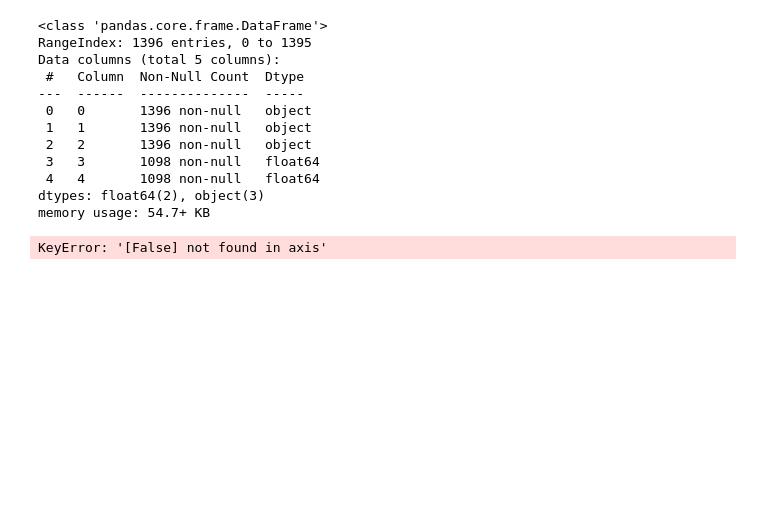
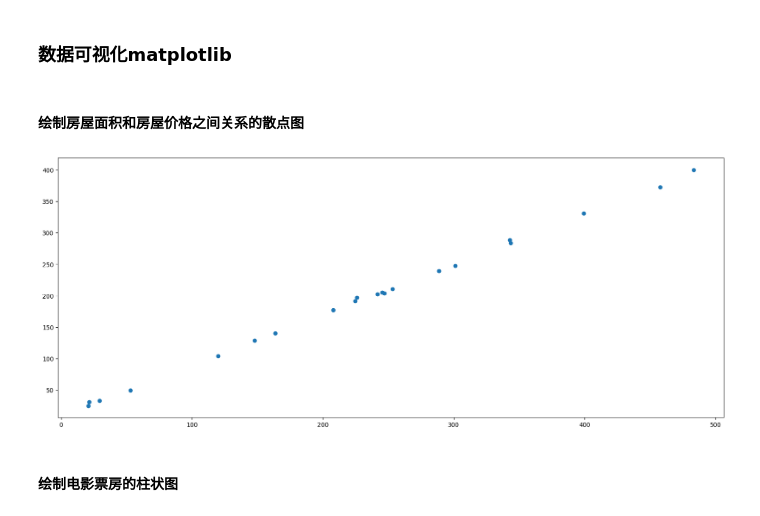
Before and after one commit to Luvisdaisy/Python, a Jupyter notebook: MLWorks/AiInsuranceSystem/rt_day02.ipynb, the cells around one changed output. Cells and saved outputs as stored; diff of their text form; code cells hidden in the pictures; blank space fills up the shorter version.

```diff
--- a/MLWorks/AiInsuranceSystem/rt_day02.ipynb
+++ b/MLWorks/AiInsuranceSystem/rt_day02.ipynb
@@ -209,20 +1,4 @@ data
-# %%
-data.info()
-# %% [output]
-<class 'pandas.core.frame.DataFrame'>
-RangeIndex: 1396 entries, 0 to 1395
-Data columns (total 5 columns):
- #   Column  Non-Null Count  Dtype
----  ------  --------------  -----
- 0   0       1396 non-null   object
- 1   1       1396 non-null   object
- 2   2       1396 non-null   object
- 3   3       1098 non-null   float64
- 4   4       1098 non-null   float64
-dtypes: float64(2), object(3)
-memory usage: 54.7+ KB
-# %%
-data=pd.DataFrame(data)
-new=data.drop((data.columns[3]==None),axis=0)
-# %% [output]
-KeyError: '[False] not found in axis'
+# %% [markdown]
+### 数据可视化matplotlib
+# %% [markdown]
+#### 绘制房屋面积和房屋价格之间关系的散点图
@@ -228,0 +7,21 @@ KeyError: '[False] not found in axis'
+# %%
+# 1.准备画布
+plt.figure(figsize=(20, 8), dpi=100)
+
+# 2.准备数据，绘制图形
+x = [225.98, 247.07, 253.14, 457.85, 241.58, 301.01, 20.67, 288.64,
+163.56, 120.06, 207.83, 342.75, 147.9 , 53.06, 224.72, 29.51,
+21.61, 483.21, 245.25, 399.25, 343.35]
+
+y = [196.63, 203.88, 210.75, 372.74, 202.41, 247.61, 24.9 , 239.34,
+140.32, 104.15, 176.84, 288.23, 128.79, 49.64, 191.74, 33.1 ,
+30.74, 400.02, 205.35, 330.64, 283.45]
+# 绘制散点图
+plt.scatter(x, y)
+
+# 3.显示图形
+plt.show()
+# %% [output]
+[figure, added]
+# %% [markdown]
+#### 绘制电影票房的柱状图
```
Also changed, not shown: parts of 124 cells of this notebook.
